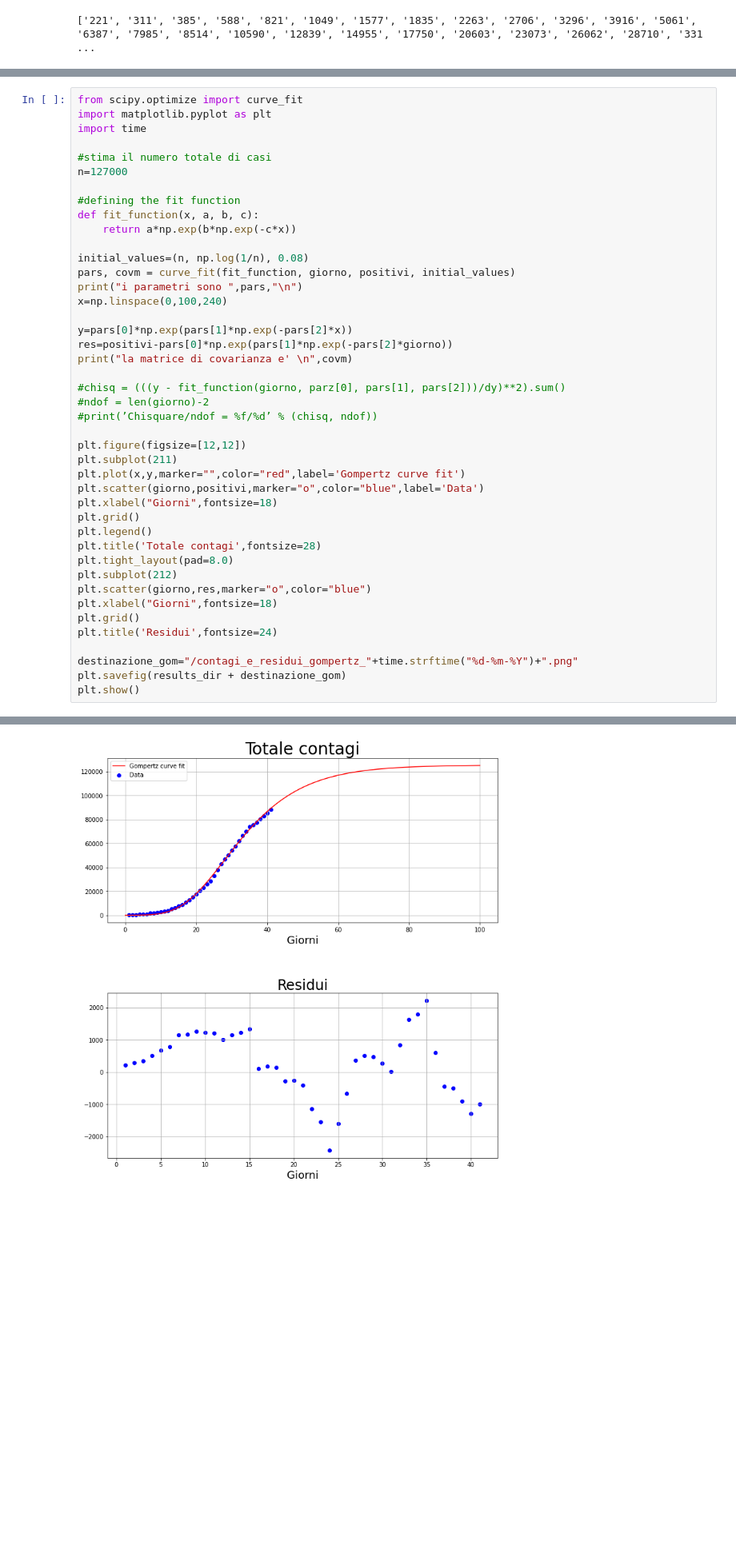
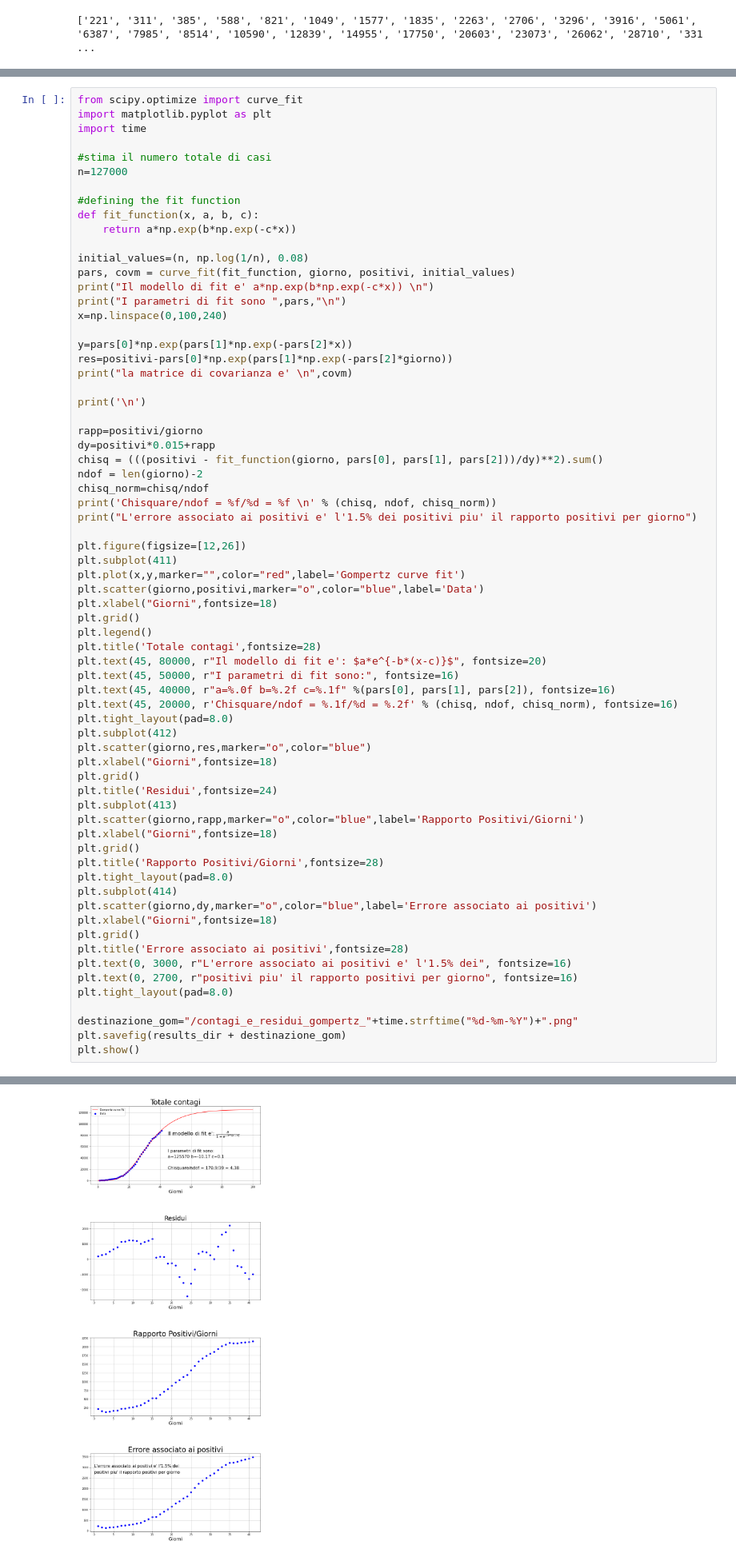
Before and after one commit to marcgrillo/grlmrc, a Jupyter notebook: script_corona.ipynb, the cells around one changed output, grey strips where cells are left out. Shown at 80% size. Drawn from its saved outputs; the diff is of its cells as text; blank space fills up the shorter version.

```diff
--- a/script_corona.ipynb
+++ b/script_corona.ipynb
@@ -196,31 +233,56 @@ def fit_function(x, a, b, c):
 
 initial_values=(n, np.log(1/n), 0.08)
 pars, covm = curve_fit(fit_function, giorno, positivi, initial_values)
-print("i parametri sono ",pars,"\n")
+print("Il modello di fit e' a*np.exp(b*np.exp(-c*x)) \n")
+print("I parametri di fit sono ",pars,"\n")
 x=np.linspace(0,100,240)
 
 y=pars[0]*np.exp(pars[1]*np.exp(-pars[2]*x))
 res=positivi-pars[0]*np.exp(pars[1]*np.exp(-pars[2]*giorno))
 print("la matrice di covarianza e' \n",covm)
 
-#chisq = (((y - fit_function(giorno, parz[0], pars[1], pars[2]))/dy)**2).sum()
-#ndof = len(giorno)-2
-#print(’Chisquare/ndof = %f/%d’ % (chisq, ndof))
+print('\n')
 
-plt.figure(figsize=[12,12])
-plt.subplot(211)
+rapp=positivi/giorno
+dy=positivi*0.015+rapp
+chisq = (((positivi - fit_function(giorno, pars[0], pars[1], pars[2]))/dy)**2).sum()
+ndof = len(giorno)-2
+chisq_norm=chisq/ndof
+print('Chisquare/ndof = %f/%d = %f \n' % (chisq, ndof, chisq_norm))
+print("L'errore associato ai positivi e' l'1.5% dei positivi piu' il rapporto positivi per giorno")
+
+plt.figure(figsize=[12,26])
+plt.subplot(411)
 plt.plot(x,y,marker="",color="red",label='Gompertz curve fit')
 plt.scatter(giorno,positivi,marker="o",color="blue",label='Data')
 plt.xlabel("Giorni",fontsize=18)
 plt.grid()
 plt.legend()
 plt.title('Totale contagi',fontsize=28)
+plt.text(45, 80000, r"Il modello di fit e': $a*e^{-b*(x-c)}$", fontsize=20)
+plt.text(45, 50000, r"I parametri di fit sono:", fontsize=16)
+plt.text(45, 40000, r"a=%.0f b=%.2f c=%.1f" %(pars[0], pars[1], pars[2]), fontsize=16)
+plt.text(45, 20000, r'Chisquare/ndof = %.1f/%d = %.2f' % (chisq, ndof, chisq_norm), fontsize=16)
 plt.tight_layout(pad=8.0)
-plt.subplot(212)
+plt.subplot(412)
 plt.scatter(giorno,res,marker="o",color="blue")
 plt.xlabel("Giorni",fontsize=18)
 plt.grid()
 plt.title('Residui',fontsize=24)
+plt.subplot(413)
+plt.scatter(giorno,rapp,marker="o",color="blue",label='Rapporto Positivi/Giorni')
+plt.xlabel("Giorni",fontsize=18)
+plt.grid()
+plt.title('Rapporto Positivi/Giorni',fontsize=28)
+plt.tight_layout(pad=8.0)
+plt.subplot(414)
+plt.scatter(giorno,dy,marker="o",color="blue",label='Errore associato ai positivi')
+plt.xlabel("Giorni",fontsize=18)
+plt.grid()
+plt.title('Errore associato ai positivi',fontsize=28)
+plt.text(0, 3000, r"L'errore associato ai positivi e' l'1.5% dei", fontsize=16)
+plt.text(0, 2700, r"positivi piu' il rapporto positivi per giorno", fontsize=16)
+plt.tight_layout(pad=8.0)
 
 destinazione_gom="/contagi_e_residui_gompertz_"+time.strftime("%d-%m-%Y")+".png"
 plt.savefig(results_dir + destinazione_gom)
@@ -235 +304 @@ la matrice di covarianza e'
-[figure, old version]
+[figure, new version]
```
Also changed, not shown: parts of 2 cells of this notebook, 2 other files.
